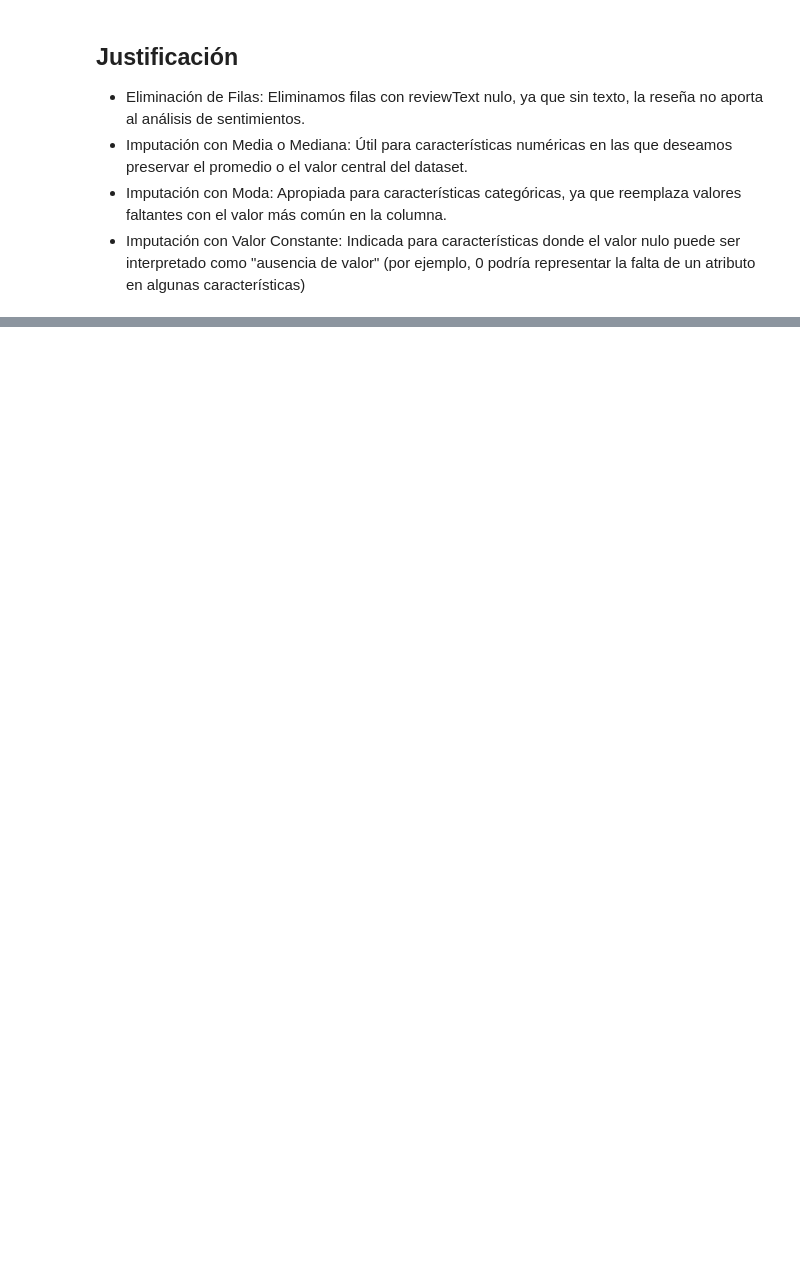
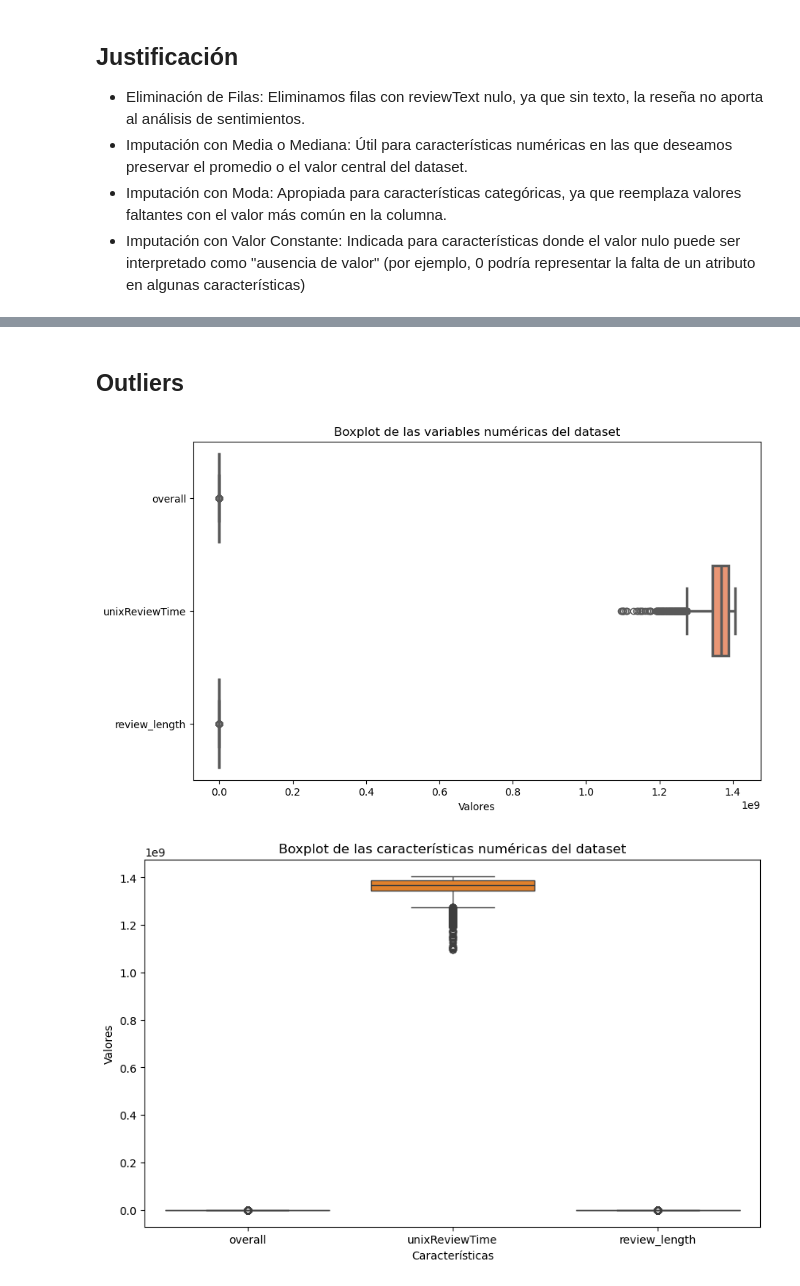
Before and after one commit to mkltc/RETO2, a Jupyter notebook: prueba.ipynb, the cells around one changed output, grey strips where cells are left out. Cells and saved outputs as stored; diff of their text form; code cells hidden in the pictures; blank space fills up the shorter version.

```diff
--- a/prueba.ipynb
+++ b/prueba.ipynb
@@ -222,0 +442,35 @@ print(results_df)
+# %% [markdown]
+## Outliers
+# %%
+import seaborn as sns
+import matplotlib.pyplot as plt
+
+# Supongamos que tu dataset es valoraciones
+# Identificamos las columnas numéricas para el análisis
+numeric_cols = valoraciones.select_dtypes(include=['number']).columns
+
+# 1. Boxplot para todas las variables numéricas a la vez
+plt.figure(figsize=(10, 6))  # Ajusta el tamaño de la figura
+sns.boxplot(data=valoraciones[numeric_cols], orient="h", palette="Set2", linewidth=2.5)
+plt.title("Boxplot de las variables numéricas del dataset")
+plt.xlabel("Valores")
+plt.show()
+
+# 2. Boxplot por cada variable numérica en el dataset
+plt.figure(figsize=(10, 6))
+sns.boxplot(data=valoraciones[numeric_cols])  # Muestra todas las características numéricas
+plt.title('Boxplot de las características numéricas del dataset')
+plt.xlabel('Características')
+plt.ylabel('Valores')
+plt.show()
+
+# 3. Boxplot para una variable específica
+variable_especifica = 'review_length'  # Cambia a la columna que quieras analizar
+plt.figure(figsize=(6, 4))
+sns.boxplot(y=variable_especifica, data=valoraciones, color=sns.color_palette("Set2")[1], linewidth=2.5)
+plt.title(f"Boxplot para {variable_especifica}")
+plt.ylabel(variable_especifica)
+plt.show()
+# %% [output]
+[figure, added]
+[figure, added]
```
Also changed, not shown: parts of 24 cells of this notebook.
